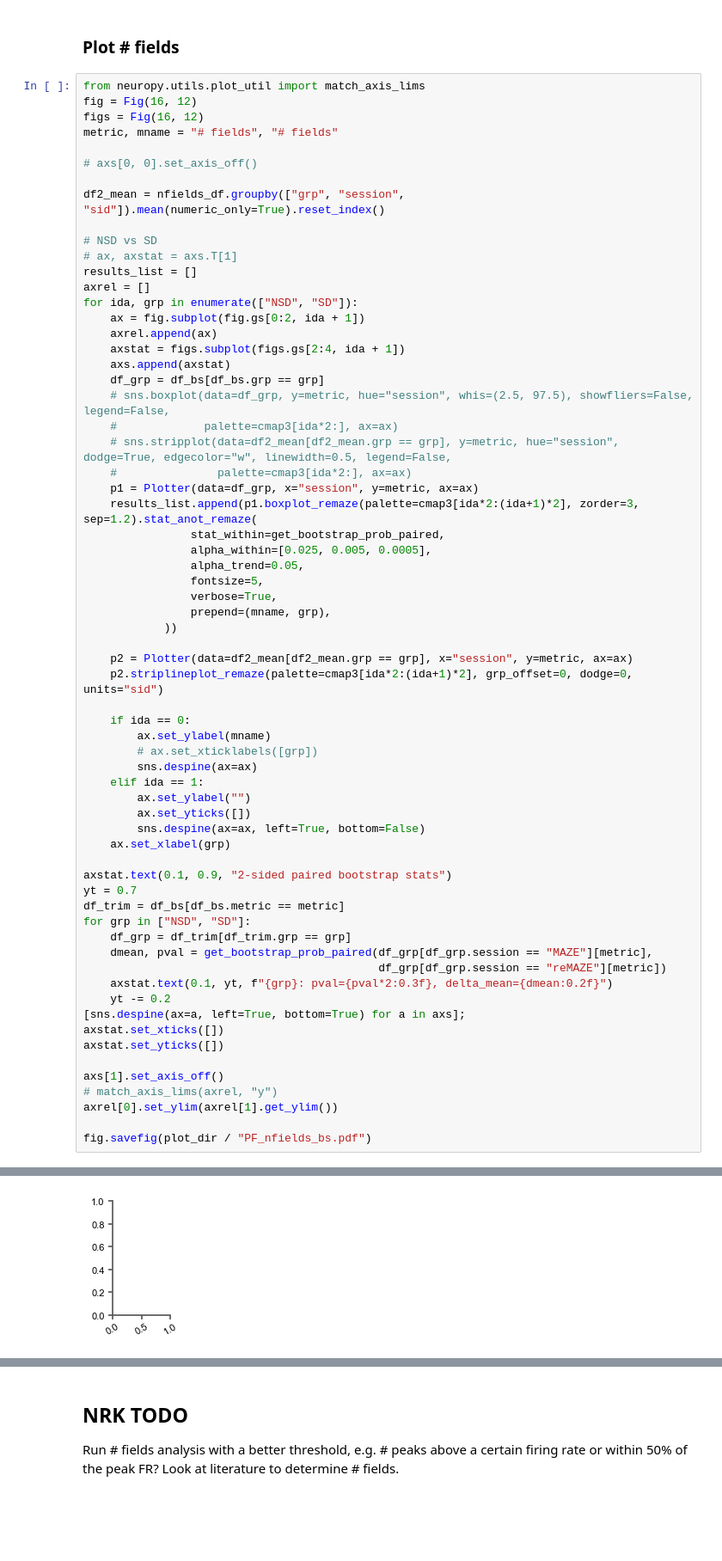
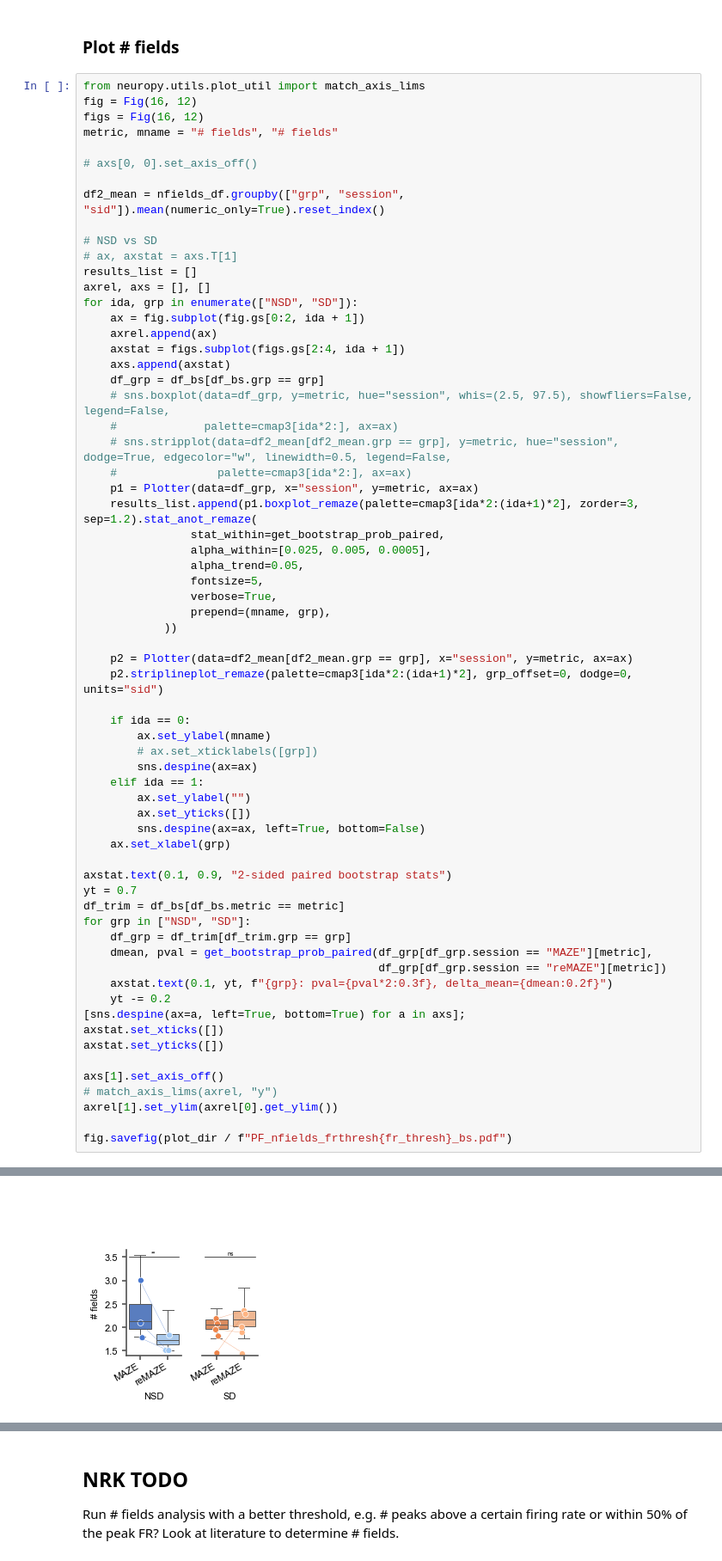
Before and after one commit to nkinsky/Projects_sandbox, a Jupyter notebook: sd_drift/sd_figure2_pf_characteristics.ipynb, the cells around one changed output, grey strips where cells are left out. Shown at 86% size. Saved outputs shown, nothing was run; the diff lists cells and outputs as text; blank space fills up the shorter version.

```diff
--- a/sd_drift/sd_figure2_pf_characteristics.ipynb
+++ b/sd_drift/sd_figure2_pf_characteristics.ipynb
@@ -692,7 +722,7 @@ df2_mean = nfields_df.groupby(["grp", "session", "sid"]).mean(numeric_only=True)
 # NSD vs SD
 # ax, axstat = axs.T[1]
 results_list = []
-axrel = []
+axrel, axs = [], []
 for ida, grp in enumerate(["NSD", "SD"]):
     ax = fig.subplot(fig.gs[0:2, ida + 1])
     axrel.append(ax)
@@ -741,7 +771,7 @@ axstat.set_yticks([])
 
 axs[1].set_axis_off()
 # match_axis_lims(axrel, "y")
-axrel[0].set_ylim(axrel[1].get_ylim())
+axrel[1].set_ylim(axrel[0].get_ylim())
 
-fig.savefig(plot_dir / "PF_nfields_bs.pdf")
+fig.savefig(plot_dir / f"PF_nfields_frthresh{fr_thresh}_bs.pdf")
 # %% [output]
@@ -749 +809 @@ AttributeError: 'Plotter' object has no attribute 'boxplot_remaze'
-[figure, old version]
+[figure, new version]
```
Also changed, not shown: parts of 9 cells of this notebook, 2 other files.
